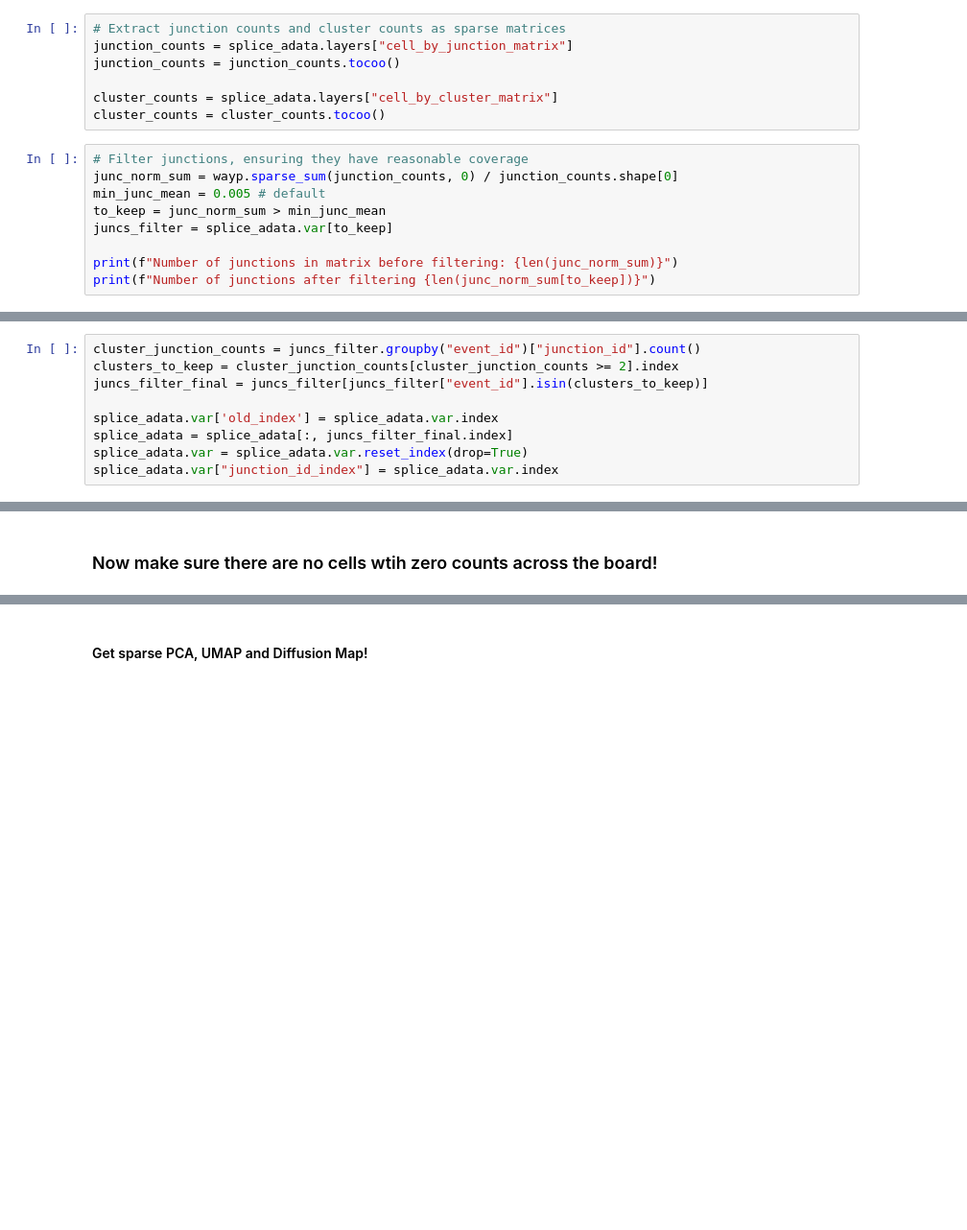
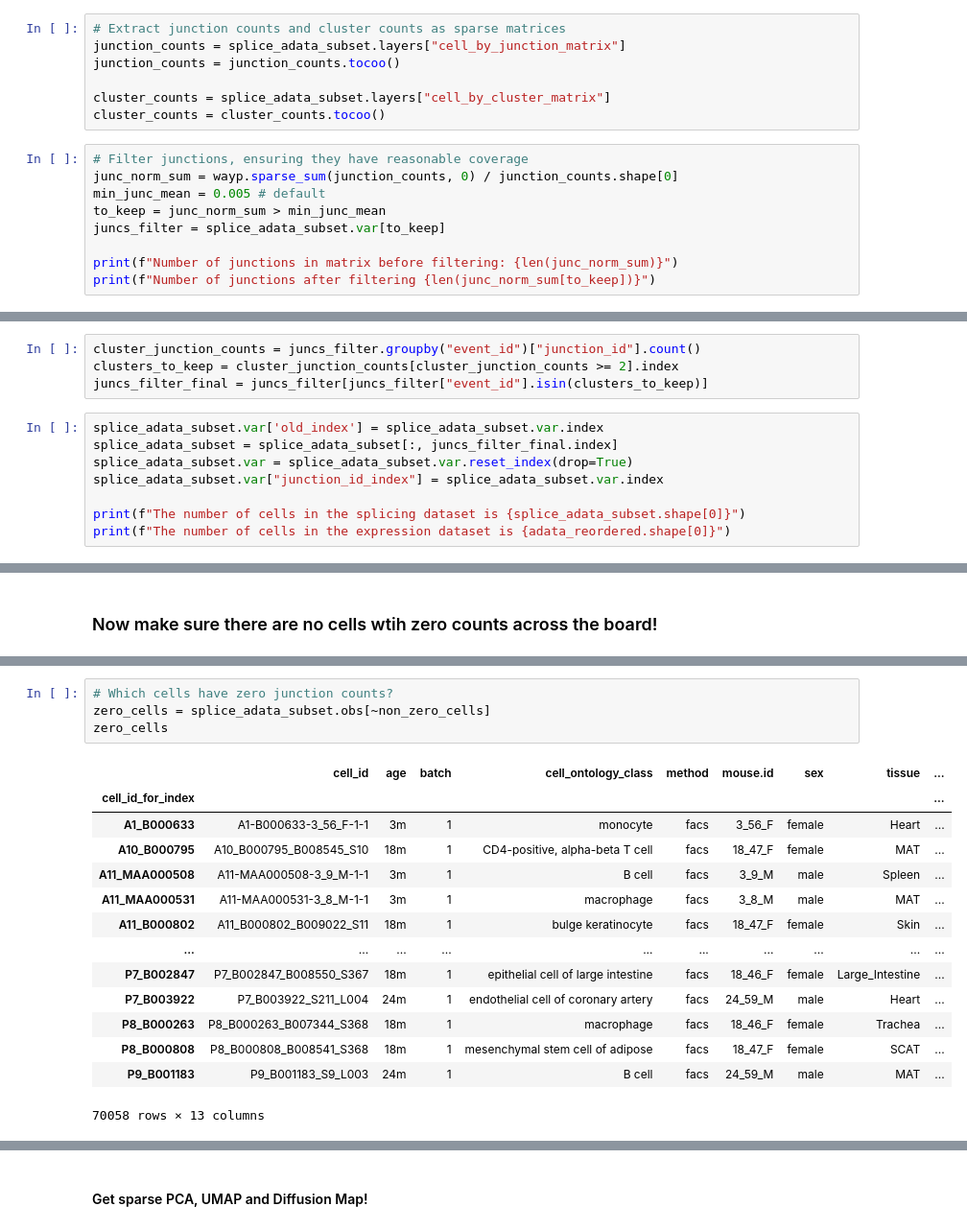
Before and after one commit to daklab/Leaflet-analysis, a Jupyter notebook: TabulaSenis/LeafletFA_analysis/01_prep_initialized_AnnData.ipynb, the cells around one changed output, grey strips where cells are left out. Shown at 96% size. Drawn from its saved outputs; the diff is of its cells as text; blank space fills up the shorter version.

```diff
--- a/TabulaSenis/LeafletFA_analysis/01_prep_initialized_AnnData.ipynb
+++ b/TabulaSenis/LeafletFA_analysis/01_prep_initialized_AnnData.ipynb
@@ -478,16 +696,16 @@ Name: count, dtype: int64
 # %%
 # Extract junction counts and cluster counts as sparse matrices
-junction_counts = splice_adata.layers["cell_by_junction_matrix"]
+junction_counts = splice_adata_subset.layers["cell_by_junction_matrix"]
 junction_counts = junction_counts.tocoo()
 
-cluster_counts = splice_adata.layers["cell_by_cluster_matrix"]
+cluster_counts = splice_adata_subset.layers["cell_by_cluster_matrix"]
 cluster_counts = cluster_counts.tocoo()
 # %%
 # Filter junctions, ensuring they have reasonable coverage
 junc_norm_sum = wayp.sparse_sum(junction_counts, 0) / junction_counts.shape[0]
 min_junc_mean = 0.005 # default
 to_keep = junc_norm_sum > min_junc_mean
-juncs_filter = splice_adata.var[to_keep]
+juncs_filter = splice_adata_subset.var[to_keep]
 
 print(f"Number of junctions in matrix before filtering: {len(junc_norm_sum)}")
 print(f"Number of junctions after filtering {len(junc_norm_sum[to_keep])}")
@@ -516,8 +718,11 @@ juncs_filter
 cluster_junction_counts = juncs_filter.groupby("event_id")["junction_id"].count()
 clusters_to_keep = cluster_junction_counts[cluster_junction_counts >= 2].index
 juncs_filter_final = juncs_filter[juncs_filter["event_id"].isin(clusters_to_keep)]
-
-splice_adata.var['old_index'] = splice_adata.var.index
-splice_adata = splice_adata[:, juncs_filter_final.index]
-splice_adata.var = splice_adata.var.reset_index(drop=True)
-splice_adata.var["junction_id_index"] = splice_adata.var.index
+# %%
+splice_adata_subset.var['old_index'] = splice_adata_subset.var.index
+splice_adata_subset = splice_adata_subset[:, juncs_filter_final.index]
+splice_adata_subset.var = splice_adata_subset.var.reset_index(drop=True)
+splice_adata_subset.var["junction_id_index"] = splice_adata_subset.var.index
+
+print(f"The number of cells in the splicing dataset is {splice_adata_subset.shape[0]}")
+print(f"The number of cells in the expression dataset is {adata_reordered.shape[0]}")
@@ -542,0 +762,19 @@ splice_adata = splice_adata[non_zero_cells, :]
+# %%
+# Which cells have zero junction counts?
+zero_cells = splice_adata_subset.obs[~non_zero_cells]
+zero_cells
+# %% [output]
+|  | cell_id | age | batch | cell_ontology_class | method | mouse.id | sex | tissue | ... |
+| cell_id_for_index |  |  |  |  |  |  |  |  | ... |
+| A1_B000633 | A1-B000633-3_56_F-1-1 | 3m | 1 | monocyte | facs | 3_56_F | female | Heart | ... |
+| A10_B000795 | A10_B000795_B008545_S10 | 18m | 1 | CD4-positive, alpha-beta T cell | facs | 18_47_F | female | MAT | ... |
+| A11_MAA000508 | A11-MAA000508-3_9_M-1-1 | 3m | 1 | B cell | facs | 3_9_M | male | Spleen | ... |
+| A11_MAA000531 | A11-MAA000531-3_8_M-1-1 | 3m | 1 | macrophage | facs | 3_8_M | male | MAT | ... |
+| A11_B000802 | A11_B000802_B009022_S11 | 18m | 1 | bulge keratinocyte | facs | 18_47_F | female | Skin | ... |
+| ... | ... | ... | ... | ... | ... | ... | ... | ... | ... |
+| P7_B002847 | P7_B002847_B008550_S367 | 18m | 1 | epithelial cell of large intestine | facs | 18_46_F | female | Large_Intestine | ... |
+| P7_B003922 | P7_B003922_S211_L004 | 24m | 1 | endothelial cell of coronary artery | facs | 24_59_M | male | Heart | ... |
+| P8_B000263 | P8_B000263_B007344_S368 | 18m | 1 | macrophage | facs | 18_46_F | female | Trachea | ... |
+| P8_B000808 | P8_B000808_B008541_S368 | 18m | 1 | mesenchymal stem cell of adipose | facs | 18_47_F | female | SCAT | ... |
+| P9_B001183 | P9_B001183_S9_L003 | 24m | 1 | B cell | facs | 24_59_M | male | MAT | ... |
+70058 rows × 13 columns
```
Also changed, not shown: parts of 51 cells of this notebook, 4 other files.
